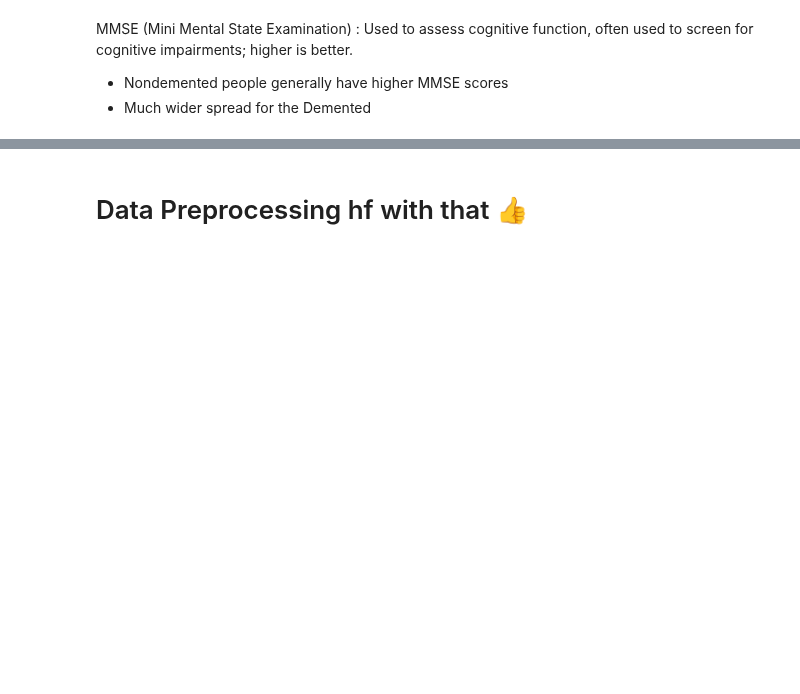
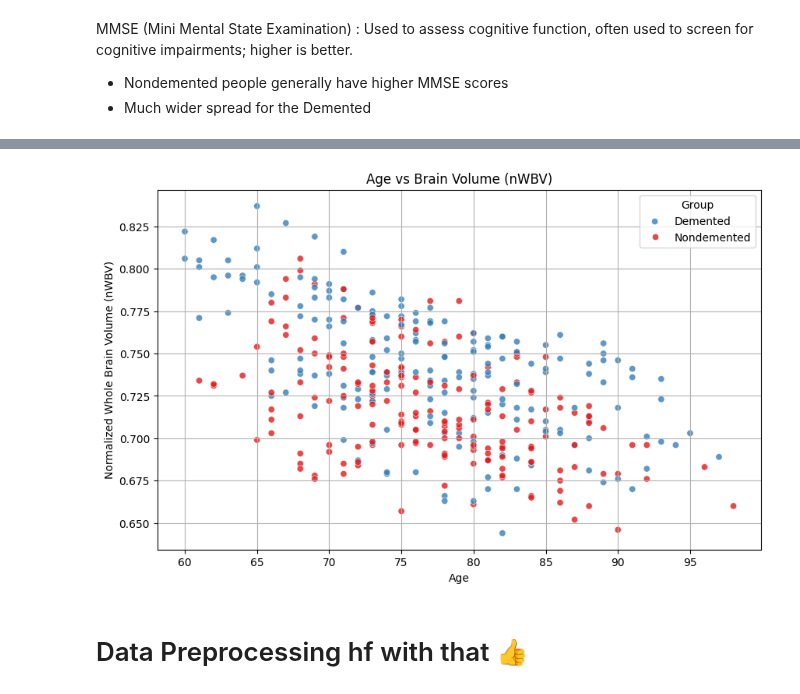
Before and after one commit to AshWz-Uni/CSS2-2025, a Jupyter notebook: datastuff.ipynb, the cells around one changed output, grey strips where cells are left out. Cells and saved outputs as stored; diff of their text form; code cells hidden in the pictures; blank space fills up the shorter version.

```diff
--- a/datastuff.ipynb
+++ b/datastuff.ipynb
@@ -154,3 +163,16 @@ MMSE (Mini Mental State Examination) : Used to assess cognitive function, often
+# %%
+data_sorted = df_copy[['Age', 'Group', 'nWBV']]
+
+plt.figure(figsize=(10, 6))
+sns.scatterplot(x='Age', y='nWBV', hue='Group', data=data_sorted, alpha=0.8, palette='Set1')
+plt.title('Age vs Brain Volume (nWBV)')
+plt.xlabel('Age')
+plt.ylabel('Normalized Whole Brain Volume (nWBV)')
+plt.legend(title='Group', loc='upper right', labels = ["Demented", "Nondemented"])
+plt.grid(True)
+plt.show()
+# %% [output]
+[figure, added]
 # %% [markdown]
 # Data Preprocessing hf with that 👍
 # %%
```
Also changed, not shown: parts of 7 cells of this notebook.
